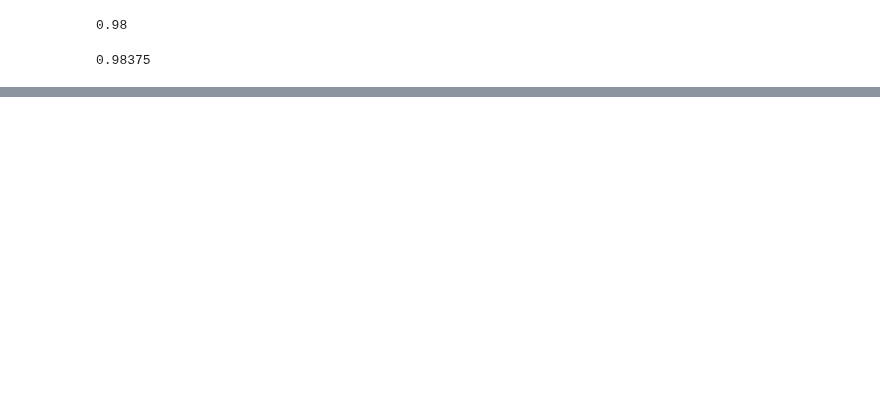
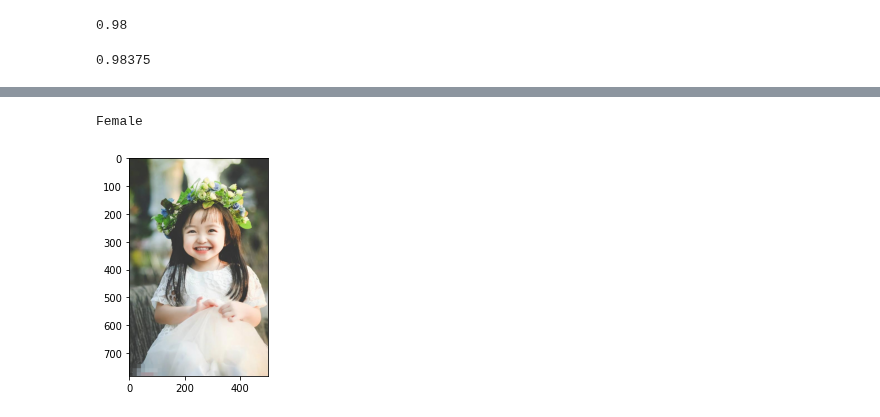
Before and after one commit to lephuocdat2000/-CS114.K21-, a Jupyter notebook: GenderClassification.ipynb, the cells around one changed output, grey strips where cells are left out. Cells and saved outputs as stored; diff of their text form; code cells hidden in the pictures; blank space fills up the shorter version.

```diff
--- a/GenderClassification.ipynb
+++ b/GenderClassification.ipynb
@@ -222,0 +211,5 @@ plt.imshow(im)
+# %%
+Prediction('/content/quan-ao-tre-em-he-qua-cua-tre-em-noi-tien-qua-som-1.jpg')
+# %% [output]
+Female
+[figure, added]
```
Also changed, not shown: parts of 25 cells of this notebook.
